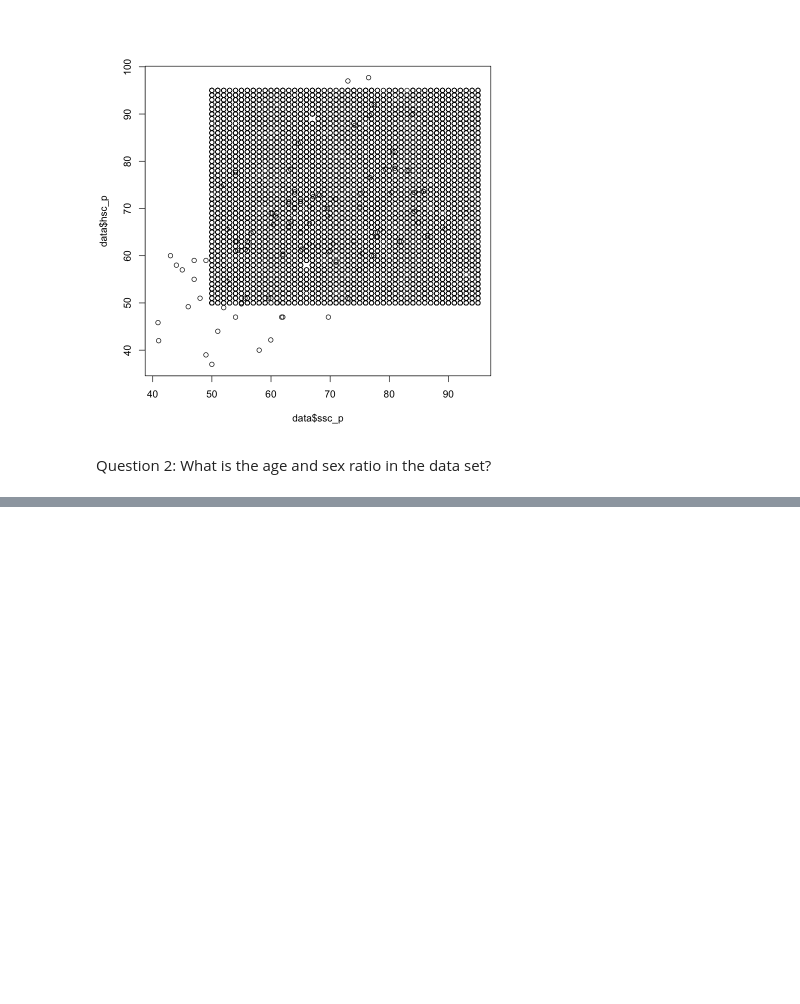
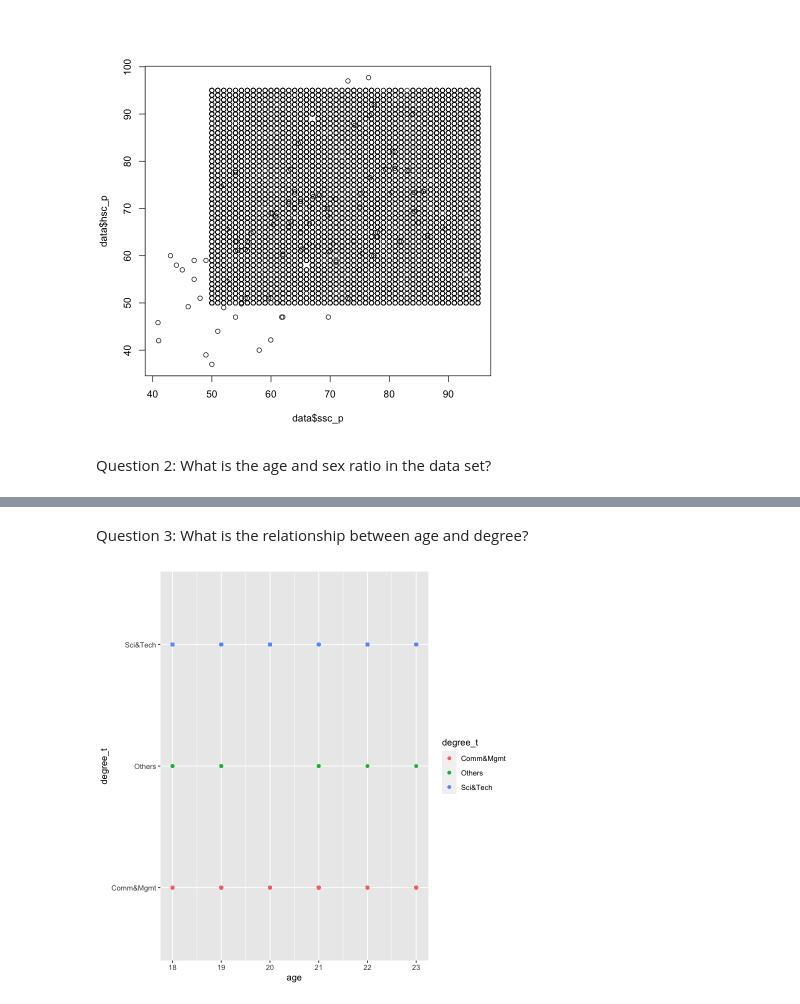
Before and after one commit to fanhoodrex/APU-Modules-Rebuild, a Jupyter notebook: PFDA/Placement_Data_Full_Class/Jupyter Notebook.ipynb, the cells around one changed output, grey strips where cells are left out. Cells and saved outputs as stored; diff of their text form; code cells hidden in the pictures; blank space fills up the shorter version.

```diff
--- a/PFDA/Placement_Data_Full_Class/Jupyter Notebook.ipynb
+++ b/PFDA/Placement_Data_Full_Class/Jupyter Notebook.ipynb
@@ -100,0 +86,7 @@ ggplot(data,aes(age,fill=gender))+
+# %% [markdown]
+Question 3: What is the relationship between age and degree?
+# %%
+ggplot(data,aes(age,degree_t))+
+  geom_point(aes(color=degree_t)) #Scatter plot
+# %% [output]
+[figure, added]
```
Also changed, not shown: parts of 25 cells of this notebook.
